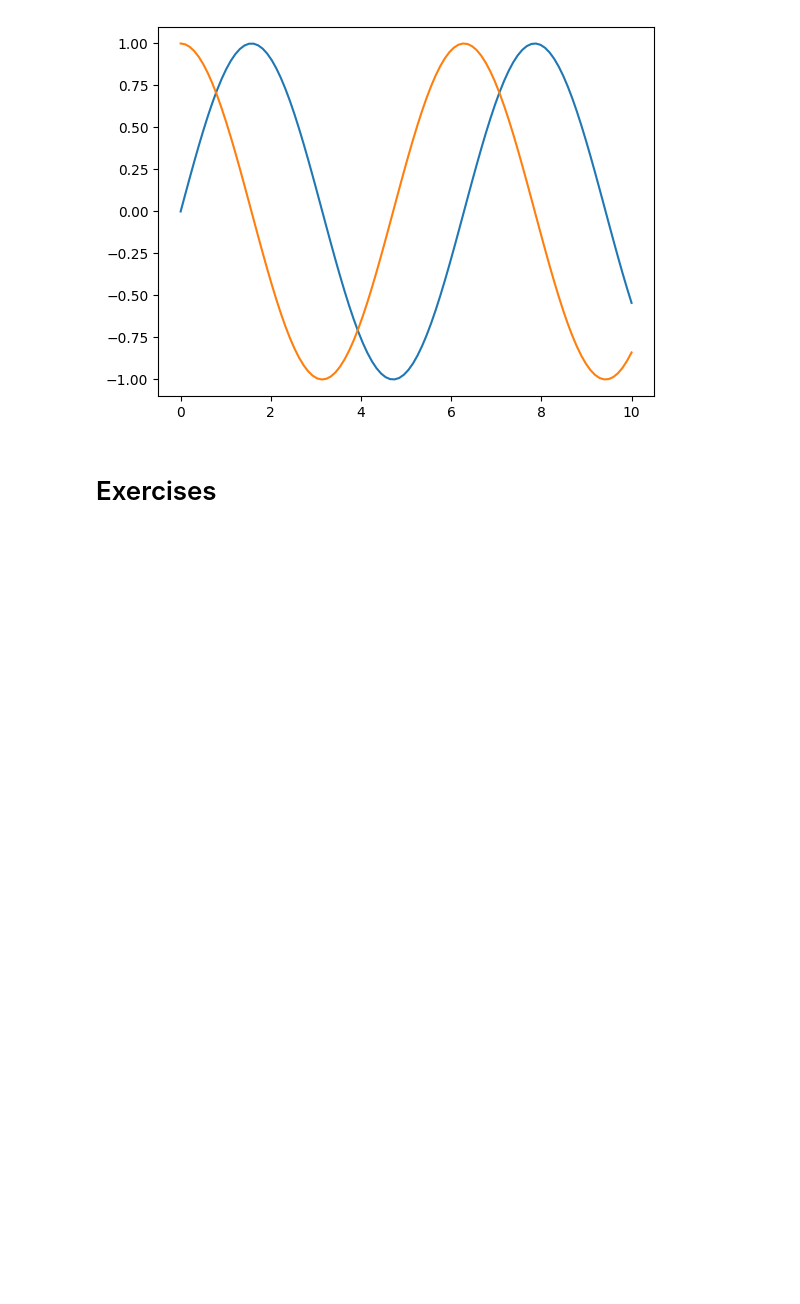
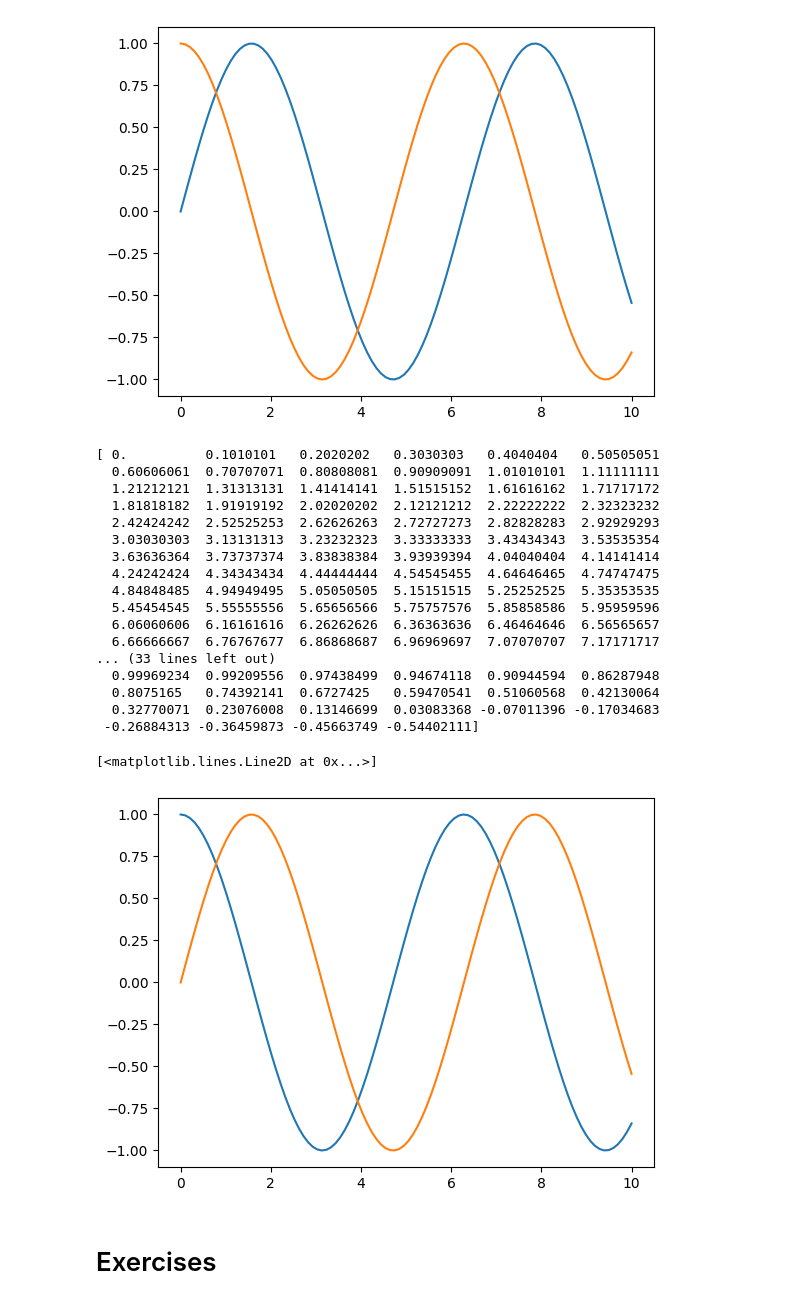
Before and after one commit to Vanshaj14Mohan/Python-data-science, a Jupyter notebook: data_analysis/numpy.ipynb, the cells around one changed output. Cells and saved outputs as stored; diff of their text form; code cells hidden in the pictures; blank space fills up the shorter version.

Commit message:
Graphs

```diff
--- a/data_analysis/numpy.ipynb
+++ b/data_analysis/numpy.ipynb
@@ -337,6 +337,34 @@ plt.plot(x,z)
  -0.96318398 -0.93116473 -0.88965286 -0.83907153]
 [<matplotlib.lines.Line2D at 0x...>]
 [figure]
+# %%
+#For cos and sin graph
+x = np.linspace(0, 10, 100)
+y = np.cos(x)
+z = np.sin(x)
+print(x,y,z)
+plt.plot(x,y)
+plt.plot(x,z)
+# %% [output]
+[ 0.          0.1010101   0.2020202   0.3030303   0.4040404   0.50505051
+  0.60606061  0.70707071  0.80808081  0.90909091  1.01010101  1.11111111
+  1.21212121  1.31313131  1.41414141  1.51515152  1.61616162  1.71717172
+  1.81818182  1.91919192  2.02020202  2.12121212  2.22222222  2.32323232
+  2.42424242  2.52525253  2.62626263  2.72727273  2.82828283  2.92929293
+  3.03030303  3.13131313  3.23232323  3.33333333  3.43434343  3.53535354
+  3.63636364  3.73737374  3.83838384  3.93939394  4.04040404  4.14141414
+  4.24242424  4.34343434  4.44444444  4.54545455  4.64646465  4.74747475
+  4.84848485  4.94949495  5.05050505  5.15151515  5.25252525  5.35353535
+  5.45454545  5.55555556  5.65656566  5.75757576  5.85858586  5.95959596
+  6.06060606  6.16161616  6.26262626  6.36363636  6.46464646  6.56565657
+  6.66666667  6.76767677  6.86868687  6.96969697  7.07070707  7.17171717
+... (33 lines left out)
+  0.99969234  0.99209556  0.97438499  0.94674118  0.90944594  0.86287948
+  0.8075165   0.74392141  0.6727425   0.59470541  0.51060568  0.42130064
+  0.32770071  0.23076008  0.13146699  0.03083368 -0.07011396 -0.17034683
+ -0.26884313 -0.36459873 -0.45663749 -0.54402111]
+[<matplotlib.lines.Line2D at 0x...>]
+[figure, added]
 # %% [markdown]
 # Exercises
 # %% [markdown]
```
